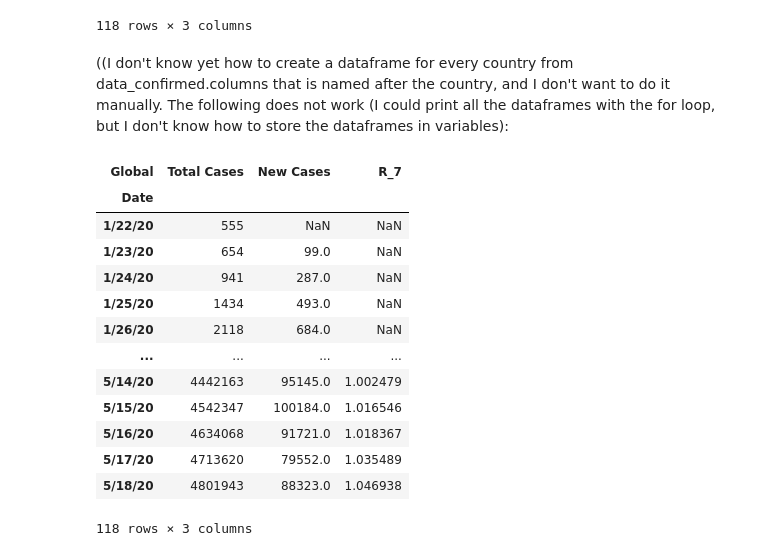
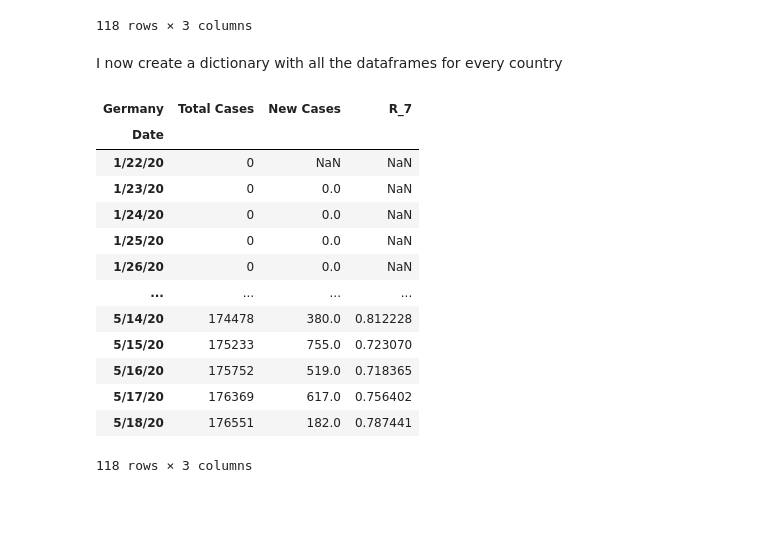
Before and after one commit to rechavar/pyCovid_TechLabsProj, a Jupyter notebook: TechLabs__finalProject.ipynb, the cells around one changed output. Saved outputs shown, nothing was run; the diff lists cells and outputs as text; code cells hidden in the pictures; blank space fills up the shorter version.

```diff
--- a/TechLabs__finalProject.ipynb
+++ b/TechLabs__finalProject.ipynb
@@ -208,26 +210,24 @@ create_country("Argentina")
 | 5/17/20 | 8068 | 263.0 | 1.217235 |
 | 5/18/20 | 8371 | 303.0 | 1.187181 |
 118 rows × 3 columns
-# %% [markdown]
-((I don't know yet how to create a dataframe for every country from data_confirmed.columns that is named after the country, and I don't want to do it manually. The following does not work (I could print all the dataframes with the for loop, but I don't know how to store the dataframes in variables):
-# %%
-for country in data_confirmed.columns:
-  x=create_country(country)
-  country=x
-# %%
-country
-# %% [output]
-| Global | Total Cases | New Cases | R_7 |
-| Date |  |  |  |
-| 1/22/20 | 555 | NaN | NaN |
-| 1/23/20 | 654 | 99.0 | NaN |
-| 1/24/20 | 941 | 287.0 | NaN |
-| 1/25/20 | 1434 | 493.0 | NaN |
-| 1/26/20 | 2118 | 684.0 | NaN |
-| ... | ... | ... | ... |
-| 5/14/20 | 4442163 | 95145.0 | 1.002479 |
-| 5/15/20 | 4542347 | 100184.0 | 1.016546 |
-| 5/16/20 | 4634068 | 91721.0 | 1.018367 |
-| 5/17/20 | 4713620 | 79552.0 | 1.035489 |
-| 5/18/20 | 4801943 | 88323.0 | 1.046938 |
-118 rows × 3 columns
+# %% [markdown]
+I now create a dictionary with all the dataframes for every country
+# %%
+country_dataframes = {country: create_country(country) for country in data_confirmed.columns}
+# %%
+country_dataframes['Germany']
+# %% [output]
+| Germany | Total Cases | New Cases | R_7 |
+| Date |  |  |  |
+| 1/22/20 | 0 | NaN | NaN |
+| 1/23/20 | 0 | 0.0 | NaN |
+| 1/24/20 | 0 | 0.0 | NaN |
+| 1/25/20 | 0 | 0.0 | NaN |
+| 1/26/20 | 0 | 0.0 | NaN |
+| ... | ... | ... | ... |
+| 5/14/20 | 174478 | 380.0 | 0.812228 |
+| 5/15/20 | 175233 | 755.0 | 0.723070 |
+| 5/16/20 | 175752 | 519.0 | 0.718365 |
+| 5/17/20 | 176369 | 617.0 | 0.756402 |
+| 5/18/20 | 176551 | 182.0 | 0.787441 |
+118 rows × 3 columns
```
Also changed, not shown: parts of 1 cell of this notebook.
